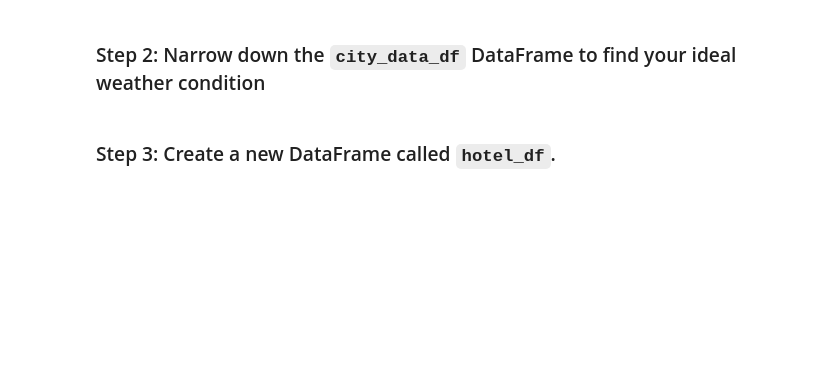
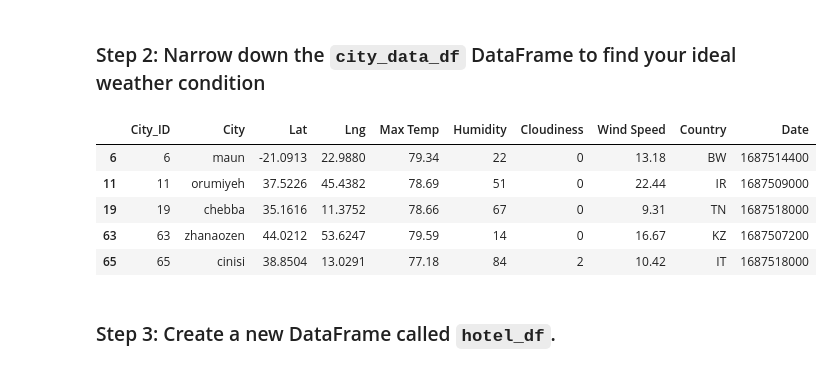
Before and after one commit to RashidahN/python-api-challenge, a Jupyter notebook: VacationPy/VacationPy.ipynb, the cells around one changed output. Cells and saved outputs as stored; diff of their text form; code cells hidden in the pictures; blank space fills up the shorter version.

```diff
--- a/VacationPy/VacationPy.ipynb
+++ b/VacationPy/VacationPy.ipynb
@@ -64,13 +53,20 @@ map_with_points.opts(width=800, height=500)
 ### Step 2: Narrow down the `city_data_df` DataFrame to find your ideal weather condition
 # %%
 # Narrow down cities that fit criteria and drop any results with null values
-# YOUR CODE HERE
+ideal_temps_df = city_data_df[(city_data_df['Max Temp'] >= 75) & (city_data_df['Max Temp'] <= 80) & (city_data_df['Cloudiness'] <= 70)]
 
 # Drop any rows with null values
-# YOUR CODE HERE
+ideal_temps_df.dropna()
 
 # Display sample data
-# YOUR CODE HERE
+ideal_temps_df.head()
+# %% [output]
+|  | City_ID | City | Lat | Lng | Max Temp | Humidity | Cloudiness | Wind Speed | Country | Date |
+| 6 | 6 | maun | -21.0913 | 22.9880 | 79.34 | 22 | 0 | 13.18 | BW | 1687514400 |
+| 11 | 11 | orumiyeh | 37.5226 | 45.4382 | 78.69 | 51 | 0 | 22.44 | IR | 1687509000 |
+| 19 | 19 | chebba | 35.1616 | 11.3752 | 78.66 | 67 | 0 | 9.31 | TN | 1687518000 |
+| 63 | 63 | zhanaozen | 44.0212 | 53.6247 | 79.59 | 14 | 0 | 16.67 | KZ | 1687507200 |
+| 65 | 65 | cinisi | 38.8504 | 13.0291 | 77.18 | 84 | 2 | 10.42 | IT | 1687518000 |
 # %% [markdown]
 ### Step 3: Create a new DataFrame called `hotel_df`.
 # %%
```
Also changed, not shown: parts of 4 cells of this notebook, 2 other files.
